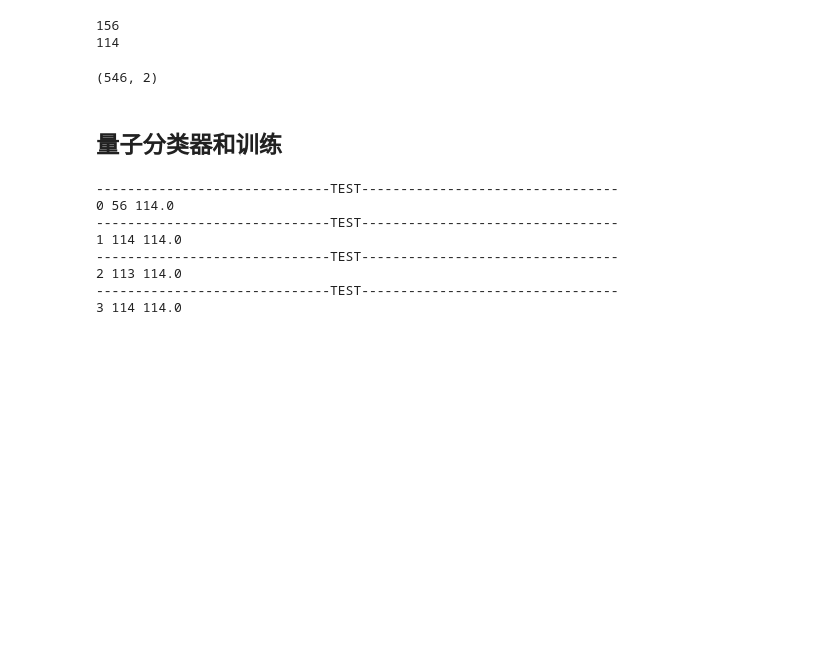
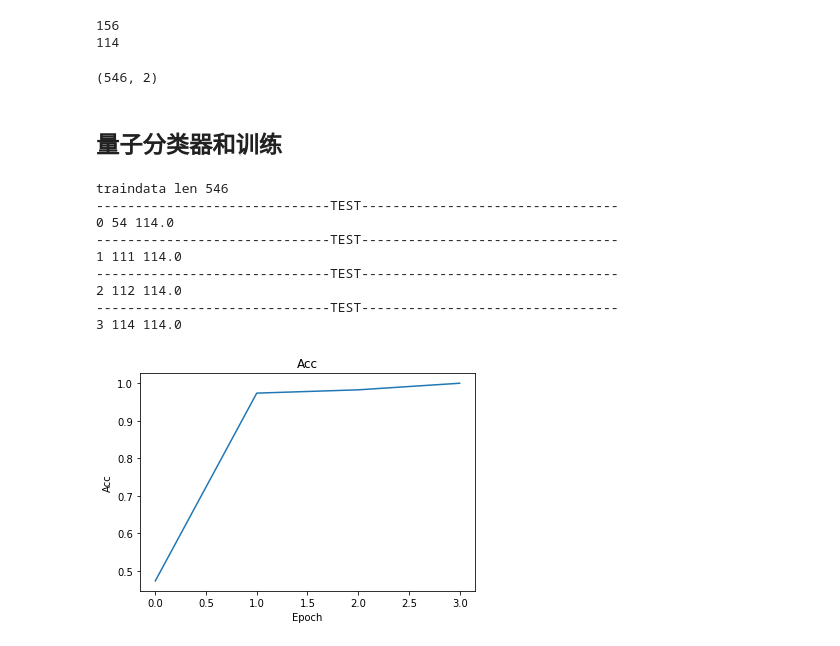
Before and after one commit to MS333-ML/Medical-Image-Classification, a Jupyter notebook: jupyter/Qclassifier-images.ipynb, the cells around one changed output. Saved outputs shown, nothing was run; the diff lists cells and outputs as text; code cells hidden in the pictures; blank space fills up the shorter version.

```diff
--- a/jupyter/Qclassifier-images.ipynb
+++ b/jupyter/Qclassifier-images.ipynb
@@ -239,7 +239,7 @@ class Net(fluid.dygraph.Layer):
         Utheta = U_theta(self.theta, n=self.n, depth=self.depth)
 
         # 因为 Utheta是学习得到的，我们这里用行向量运算来提速而不会影响训练效果
-        state_out = (state_in, Utheta)  # 维度 [-1, 1, 2 ** n]
+        state_out = matmul(state_in, Utheta)  # 维度 [-1, 1, 2 ** n]
 
         # 测量得到泡利 Z 算符的期望值 <Z>
         E_Z = matmul(matmul(state_out, Ob),
@@ -264,7 +264,13 @@ with fluid.dygraph.guard():
     net = Net(n=4, depth=1, seed_paras=19)
     opt = fluid.optimizer.AdamOptimizer(learning_rate=0.01, parameter_list=net.parameters())
 
+    loss_step = []
+    loss_item = []
+
+    print('traindata len', len(train_data))
+
     for epoch in range(EPOCH):
+        total_loss = 0.0
         for i in range(len(train_data) // BATCH):
             step=step+1
             #inputx=[]
@@ -285,37 +291,50 @@ with fluid.dygraph.guard():
             #is_correct = fluid.layers.where(
             #fluid.layers.abs(state - trainy) < 0.5)#.shape[0]
             #print('step:',i,'; loss:',loss)
+
+            total_loss += loss.numpy()[0]
+
             loss.backward()
             opt.minimize(loss)
             net.clear_gradients()
 
             if (i) % 1000 ==0:
                 print('------------------------------TEST---------------------------------')
                 summary_test_correct=0
                 for j in range(len(test_data) // BATCH):
                     #lll=test_data[j]
                     label_test=(test_labels[j * BATCH:(j + 1) * BATCH].reshape(-1))
                     label_test = np.asarray(label_test).astype('float64')
                     #input_test=[]
                     #input_test.append(QQQ1_code[j])
                     input_test = QQQ1_code[j * BATCH:(j + 1) * BATCH]
                     input_test=np.asarray(input_test)
                     input_test=np.array(input_test).astype('float64')
                     #pdb.set_trace()
                     input_test=fluid.dygraph.to_variable(datapoints_transform_to_state(input_test,n_qubits=4))
                     loss, state=net(state_in=input_test,label=label_test)
                     is_correct=(np.abs(state.reshape(-1)-label_test)<0.5)+0
                     is_correct=is_correct.sum()
                     #pdb.set_trace()
                     summary_test_correct=summary_test_correct+is_correct
                 print( epoch ,summary_test_correct, test_labels.sum())
+                loss_step.append(epoch)
+                loss_item.append(summary_test_correct / test_labels.sum())
                 #print( epoch ,acc, test_acc)
+
+    plt.title('Acc')
+    plt.xlabel('Epoch')
+    plt.ylabel('Acc')
+    plt.plot(loss_step, loss_item)
+    plt.savefig('acc.png')
 # %% [output]
+traindata len 546
 ------------------------------TEST---------------------------------
-0 56 114.0
+0 54 114.0
 ------------------------------TEST---------------------------------
-1 114 114.0
+1 111 114.0
 ------------------------------TEST---------------------------------
-2 113 114.0
+2 112 114.0
 ------------------------------TEST---------------------------------
 3 114 114.0
+[figure, added]
```
Also changed, not shown: parts of 3 cells of this notebook, 6 other files.
